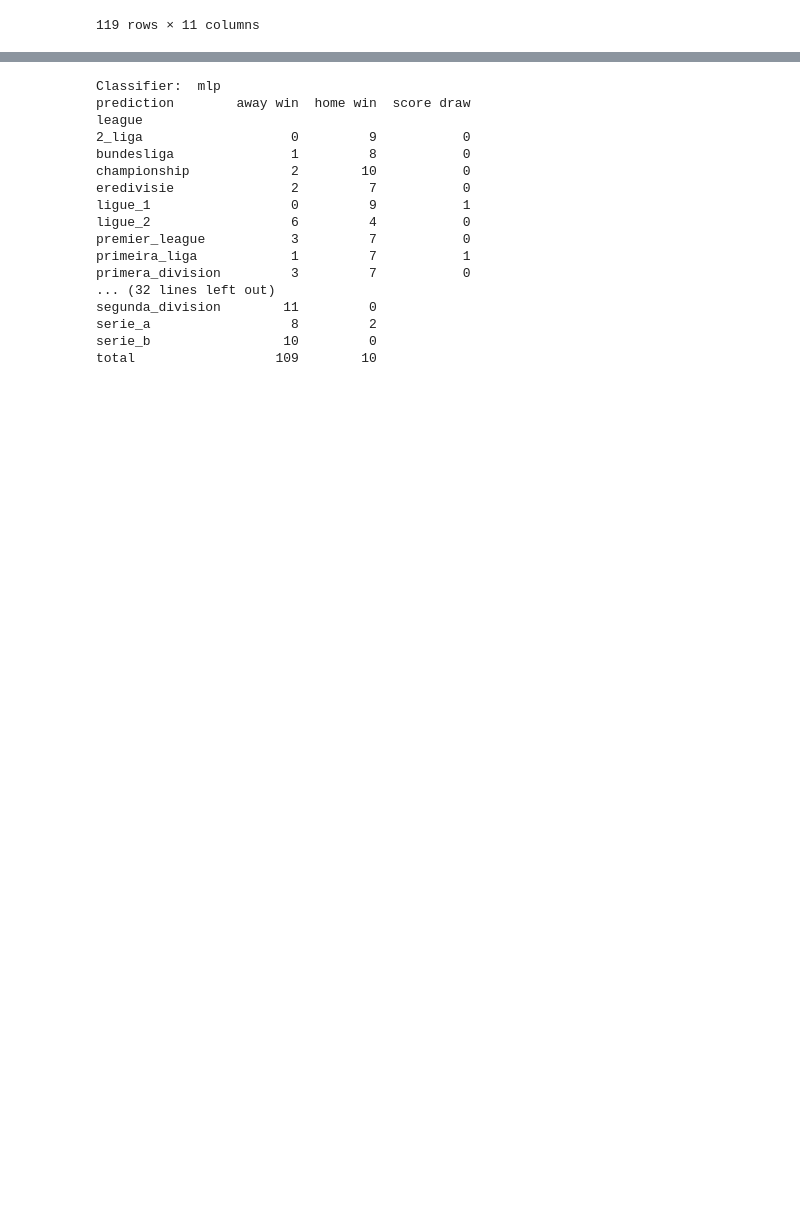
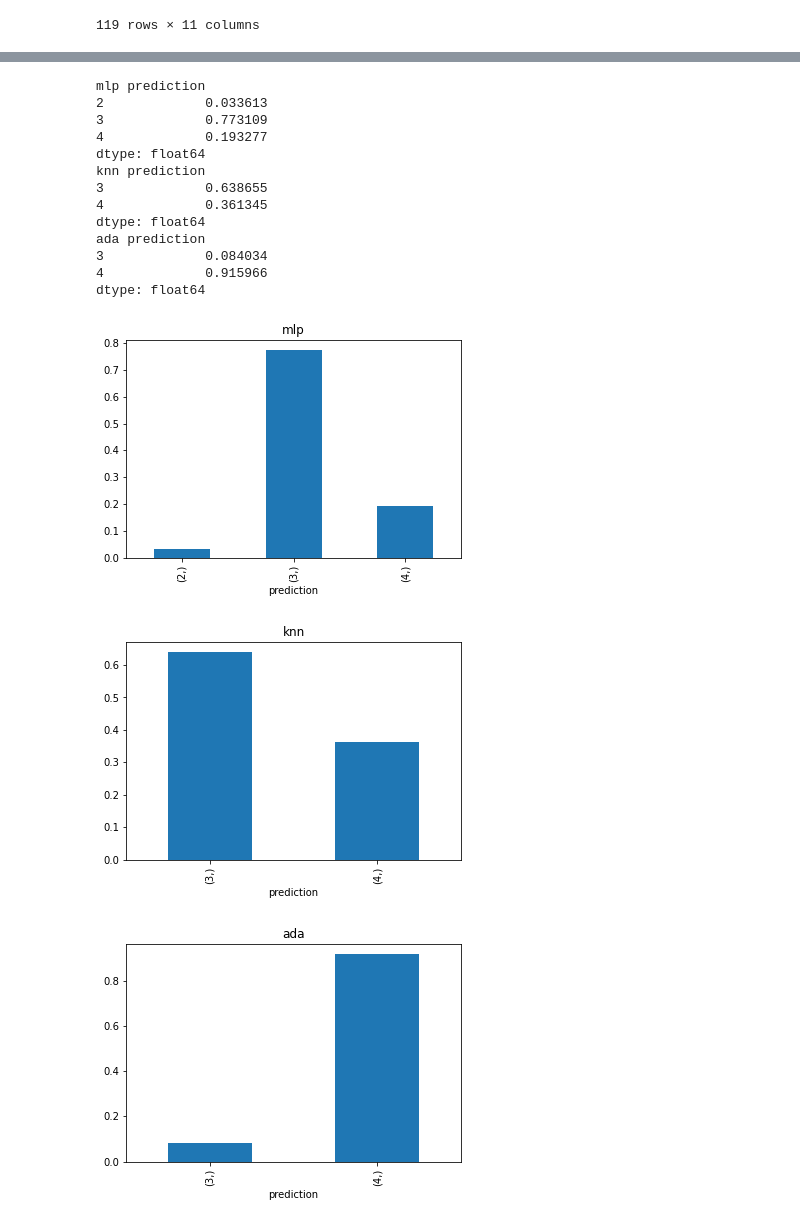
Before and after one commit to jonfrank/football-predictor, a Jupyter notebook: model_results.ipynb, the cells around one changed output, grey strips where cells are left out. Drawn from its saved outputs; the diff is of its cells as text; code cells hidden in the pictures; blank space fills up the shorter version.

```diff
--- a/model_results.ipynb
+++ b/model_results.ipynb
@@ -85,25 +86,29 @@ AZ Alkmaar vs Twente: away win
 # %%
 for c in classifiers:
     results = outputs[c][['league','prediction']]
     results = results.groupby('league')['prediction'].value_counts().unstack().fillna(0).astype(int)
     results.reindex()
-    print('Classifier: ', c)
-    print(results.pivot_table(index='league', margins=True, margins_name='total', aggfunc=sum))
+    results_count = outputs[c][['prediction']].copy()
+    results_count.replace({'home win':3, 'away win': 4, 'score draw': 2, 'no-score draw': 1}, inplace=True)
+    results_count['prediction'] = results_count['prediction'].astype(int)
+    plt.figure()
+    results_count.value_counts(normalize=True).sort_index().plot(kind='bar')
+    print(c, results_count.value_counts(normalize=True).sort_index())
+    plt.title(c)
 # %% [output]
-Classifier:  mlp
-prediction        away win  home win  score draw
-league
-2_liga                   0         9           0
-bundesliga               1         8           0
-championship             2        10           0
-eredivisie               2         7           0
-ligue_1                  0         9           1
-ligue_2                  6         4           0
-premier_league           3         7           0
-primeira_liga            1         7           1
-primera_division         3         7           0
-... (32 lines left out)
-segunda_division        11         0
-serie_a                  8         2
-serie_b                 10         0
-total                  109        10
+mlp prediction
+2             0.033613
+3             0.773109
+4             0.193277
+dtype: float64
+knn prediction
+3             0.638655
+4             0.361345
+dtype: float64
+ada prediction
+3             0.084034
+4             0.915966
+dtype: float64
+[figure, added]
+[figure, added]
+[figure, added]
```
Also changed, not shown: parts of 5 cells of this notebook, 2 other files.
